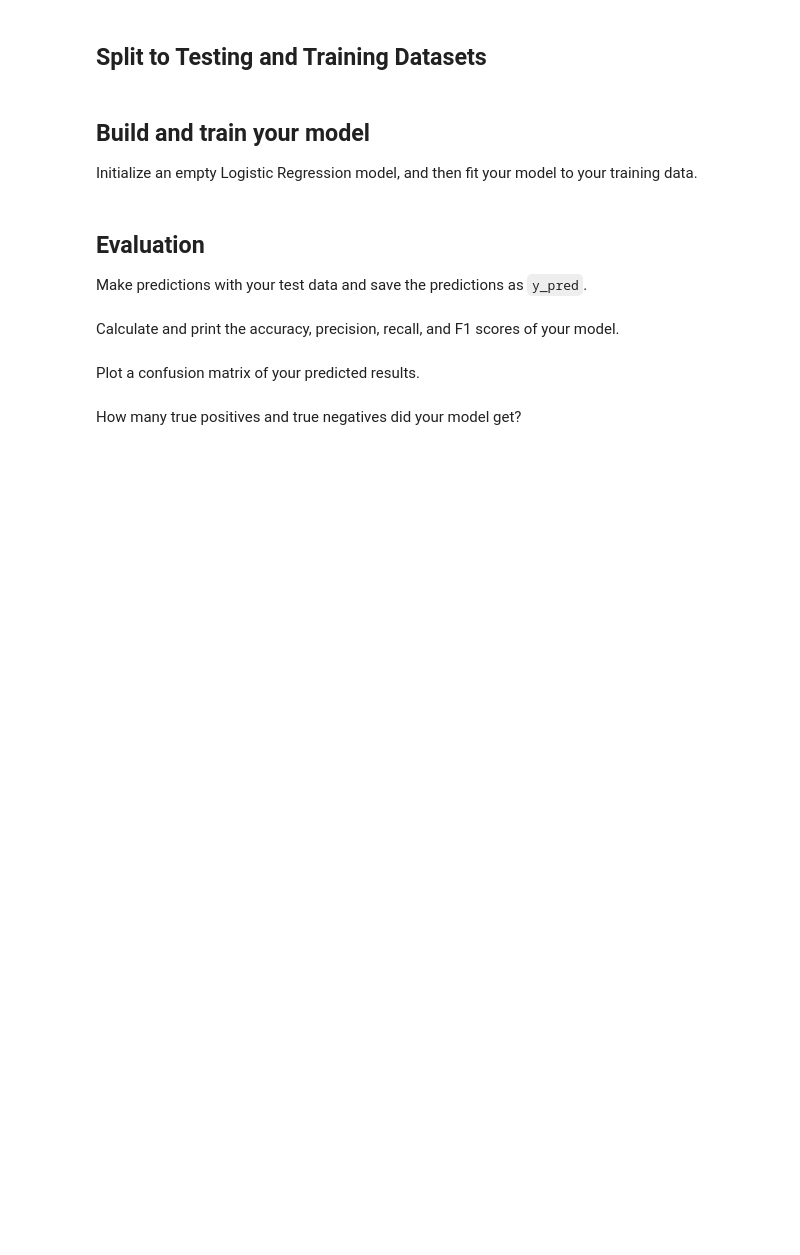
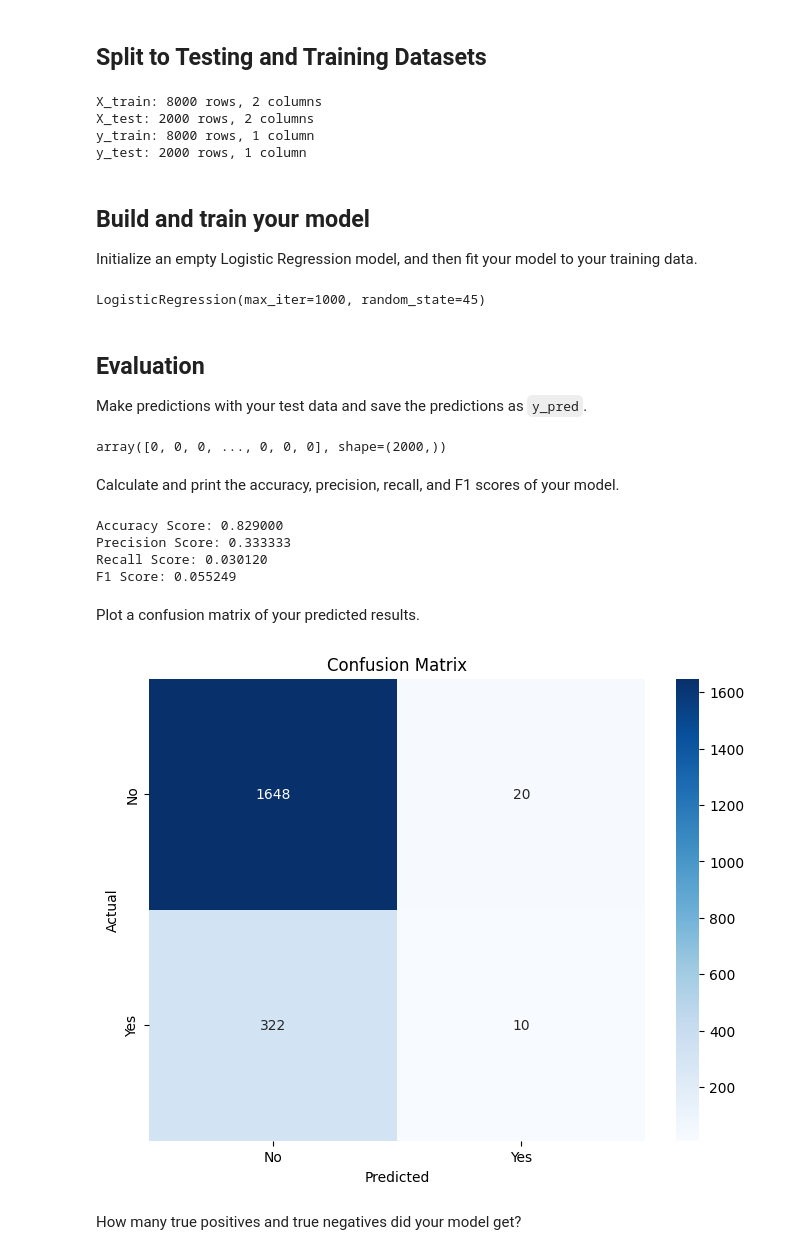
Before and after one commit to mmorcos434/ds-fall-2025-fri-1230, a Jupyter notebook: Week-07-Classification/homeworks/Fardin-Ahmed-Week-07-Exercise.ipynb, the cells around one changed output. Cells and saved outputs as stored; diff of their text form; code cells hidden in the pictures; blank space fills up the shorter version.

```diff
--- a/Week-07-Classification/homeworks/Fardin-Ahmed-Week-07-Exercise.ipynb
+++ b/Week-07-Classification/homeworks/Fardin-Ahmed-Week-07-Exercise.ipynb
@@ -121,14 +193,21 @@ Choose the columns corresponding to the features _IQ_ and _internship experience
+# %%
+X = df[['IQ', 'Internship_Experience']]
+
+y = df['Placement']
 # %% [markdown]
 ## Split to Testing and Training Datasets
 # %%
-# Split our data into testing and training pairs.
+X_train, X_test, y_train, y_test = train_test_split(X, y, test_size=0.2, random_state=RANDOM_STATE)
 
-
-# Print the length and width of our testing data.
 print('X_train: %d rows, %d columns' % X_train.shape)
 print('X_test: %d rows, %d columns' % X_test.shape)
 print('y_train: %d rows, 1 column' % y_train.shape)
 print('y_test: %d rows, 1 column' % y_test.shape)
+# %% [output]
+X_train: 8000 rows, 2 columns
+X_test: 2000 rows, 2 columns
+y_train: 8000 rows, 1 column
+y_test: 2000 rows, 1 column
 # %% [markdown]
 ## Build and train your model
 
@@ -138,3 +215,8 @@ Initialize an empty Logistic Regression model, and then fit your model to your t
+# %%
+model = LogisticRegression(random_state=RANDOM_STATE, max_iter=1000)
+model.fit(X_train, y_train)
+# %% [output]
+LogisticRegression(max_iter=1000, random_state=45)
 # %% [markdown]
 ## Evaluation
 
@@ -147,11 +224,25 @@ y_pred
+# %%
+y_pred = model.predict(X_test)
+
+y_pred
+# %% [output]
+array([0, 0, 0, ..., 0, 0, 0], shape=(2000,))
 # %% [markdown]
 Calculate and print the accuracy, precision, recall, and F1 scores of your model.
 # %%
-# 2. Calculate and print the accuracy, precision, recall, and F1 scores of your model.
+accuracy = accuracy_score(y_test, y_pred)
+precision = precision_score(y_test, y_pred)
+recall = recall_score(y_test, y_pred)
+f1 = f1_score(y_test, y_pred)
 
-print("Accuracy Score: %f" % )
-print("Precision Score: %f" % )
-print("Recall Score: %f" % )
-print('F1 Score: %f' % )
+print("Accuracy Score: %f" % accuracy)
+print("Precision Score: %f" % precision)
+print("Recall Score: %f" % recall)
+print('F1 Score: %f' % f1)
+# %% [output]
+Accuracy Score: 0.829000
+Precision Score: 0.333333
+Recall Score: 0.030120
+F1 Score: 0.055249
 # %% [markdown]
 Plot a confusion matrix of your predicted results.
@@ -160,3 +249,14 @@ Plot a confusion matrix of your predicted results.
+# %%
+cm = confusion_matrix(y_test, y_pred)
+
+plt.figure(figsize=(8, 6))
+sns.heatmap(cm, annot=True, fmt='d', cmap='Blues', xticklabels=['No', 'Yes'], yticklabels=['No', 'Yes'])
+plt.title('Confusion Matrix')
+plt.ylabel('Actual')
+plt.xlabel('Predicted')
+plt.show()
+# %% [output]
+[figure, added]
 # %% [markdown]
 How many true positives and true negatives did your model get?
 # %%
```
Also changed, not shown: parts of 17 cells of this notebook.
